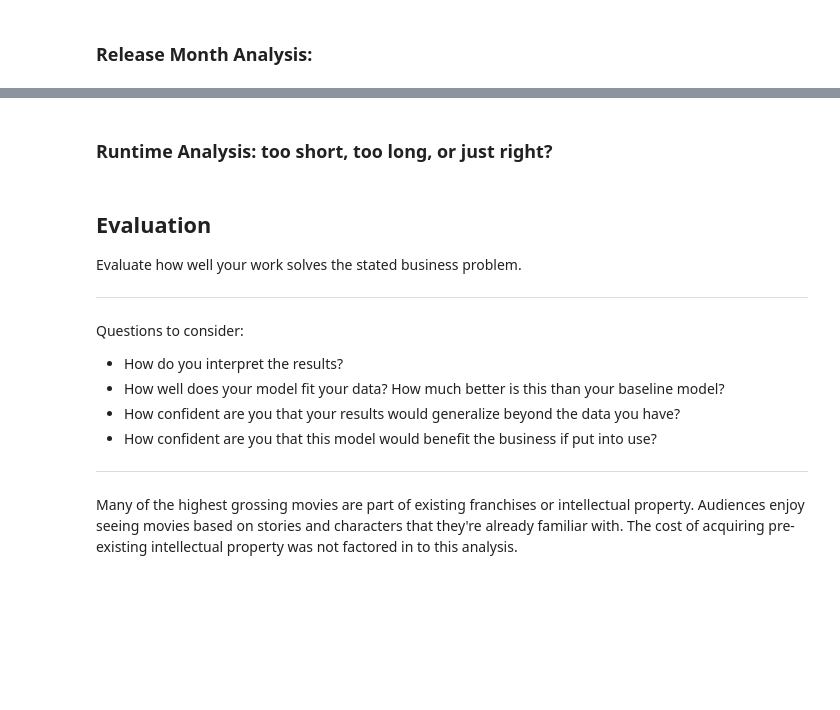
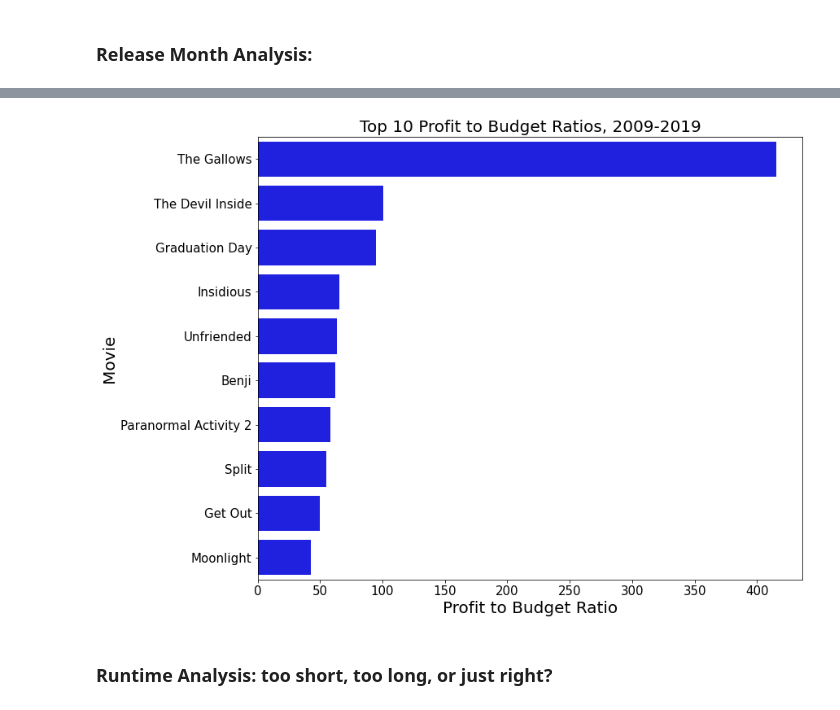
Before and after one commit to pschulk/Microsoft_Studio_Analysis_Phase_1, a Jupyter notebook: masterNotebook_draft.ipynb, the cells around one changed output, grey strips where cells are left out. Cells and saved outputs as stored; diff of their text form; code cells hidden in the pictures; blank space fills up the shorter version.

```diff
--- a/masterNotebook_draft.ipynb
+++ b/masterNotebook_draft.ipynb
@@ -264,15 +272,24 @@ plt.show(fig);
+# %%
+#Create sub-dataframe with just the Top 10 highest profit to budget ratios
+
+top_ratio_all = final_df.sort_values(by='profit_to_budget_ratio', ascending=False).head(10)
+# %%
+#Plot Top 10 Profit to Budget Ratios
+
+fig, ax = plt.subplots(figsize = (12 , 10))
+
+fig = sns.barplot(data = top_ratio_all,
+                  x = 'profit_to_budget_ratio',
+                  y = 'movie',
+                  color = 'blue',)
+
+plt.xlabel('Profit to Budget Ratio', size=20)
+plt.xticks(fontsize=15)
+plt.ylabel('Movie', size=20)
+plt.yticks(fontsize=15)
+plt.title('Top 10 Profit to Budget Ratios, 2009-2019', size=20)
+plt.show(fig);
+# %% [output]
+[figure, added]
 # %% [markdown]
 ### Runtime Analysis: too short, too long, or just right?
-# %% [markdown]
-## Evaluation
-Evaluate how well your work solves the stated business problem.
-
-***
-Questions to consider:
-* How do you interpret the results?
-* How well does your model fit your data? How much better is this than your baseline model?
-* How confident are you that your results would generalize beyond the data you have?
-* How confident are you that this model would benefit the business if put into use?
-***
-
-Many of the highest grossing movies are part of existing franchises or intellectual property. Audiences enjoy seeing movies based on stories and characters that they're already familiar with. The cost of acquiring pre-existing intellectual property was not factored in to this analysis.
```
Also changed, not shown: parts of 11 cells of this notebook.
